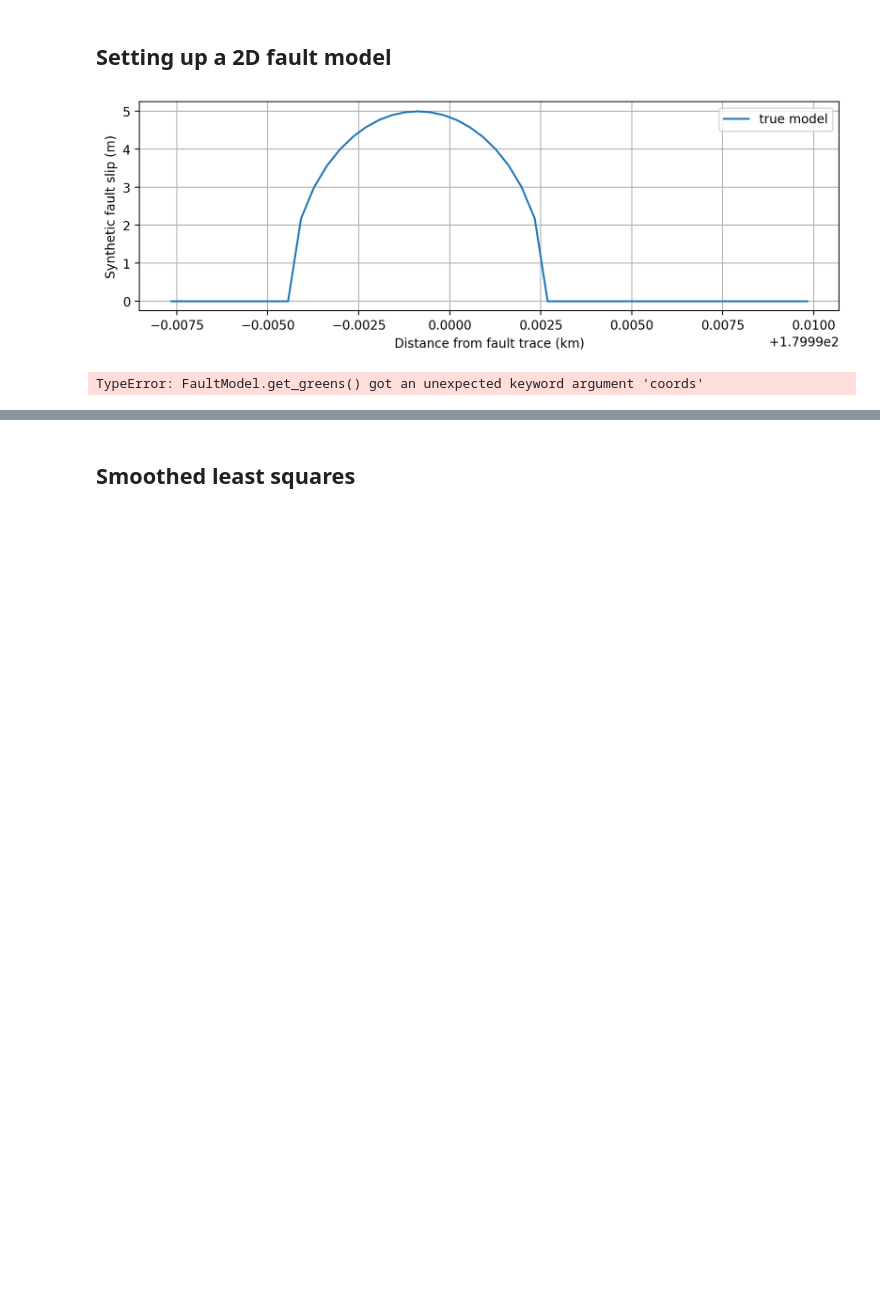
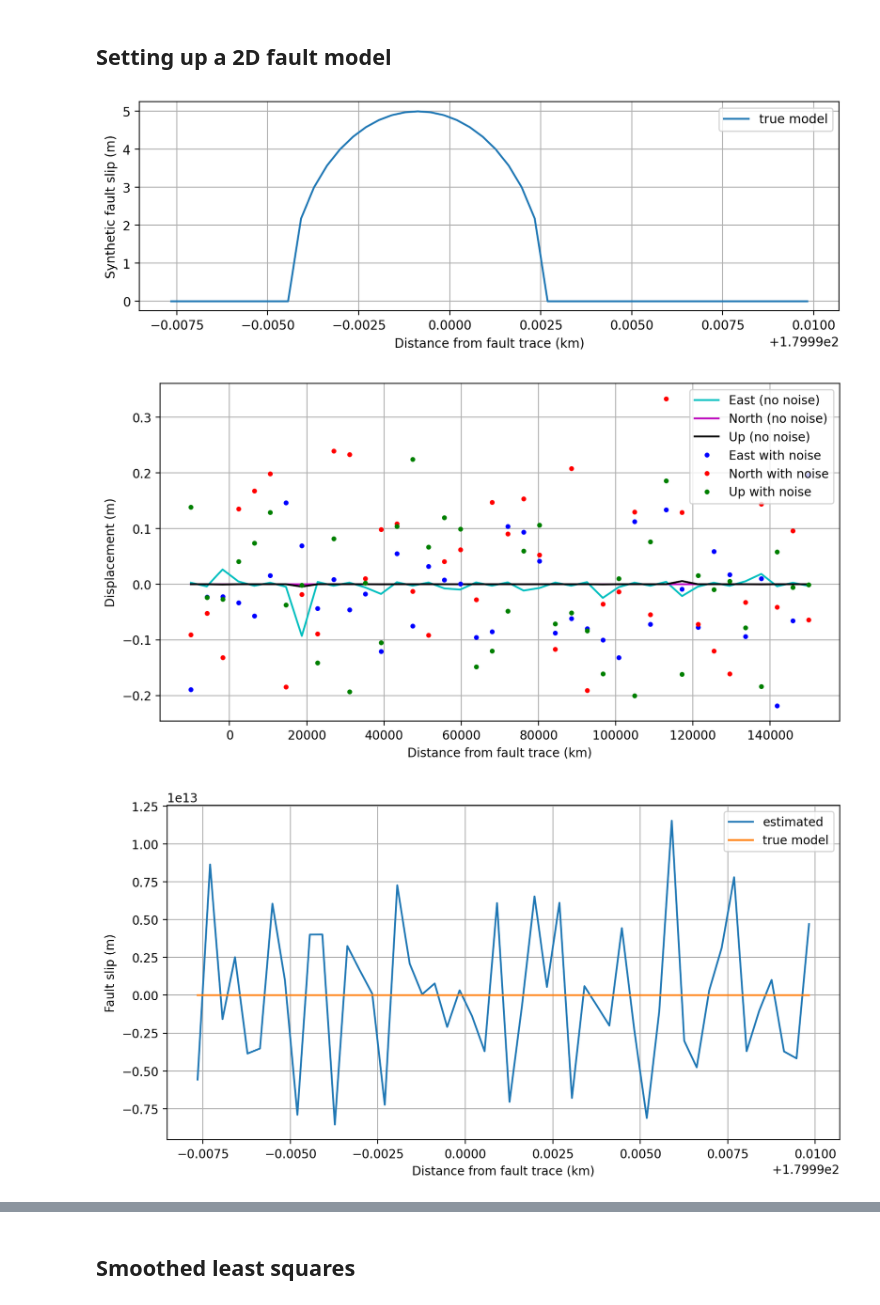
Before and after one commit to geothomaslee/EPS522_03, a Jupyter notebook: Lab 10/Lab10a_regularization.ipynb, the cells around one changed output, grey strips where cells are left out. Drawn from its saved outputs; the diff is of its cells as text; code cells hidden in the pictures; blank space fills up the shorter version.

```diff
--- a/Lab 10/Lab10a_regularization.ipynb
+++ b/Lab 10/Lab10a_regularization.ipynb
@@ -186,7 +186,7 @@ gpsx = np.linspace(-10e3, 150e3, 40)
 gpsy = 0*gpsx
 
 # get the Green's functions ("G" matrix) for our fault and particular GPS site locations
-G=Fmod.get_greens(gpsy,gpsx,coords='cartesian')
+G=Fmod.get_greens(gpsy,gpsx)
 
 # keep only the dip components
 G=G[:,1::2]
@@ -227,31 +227,32 @@ plt.show()
 mfit = scipy.optimize.lsq_linear(G,noisydata)
 
 
 # plot the synthetic model slip
 plt.figure(figsize=(10,5))
 plt.plot(patchx,mfit.x,label='estimated')
 plt.plot(patchx,dip_slip,label='true model')
 plt.xlabel('Distance from fault trace (km)')
 plt.ylabel('Fault slip (m)')
 plt.grid()
 plt.legend()
 plt.show()
 
 # plot the fit to the data
 data_fit = np.matmul(G,mfit.x)
 
 plt.figure(figsize=(10,5))
 plt.plot(gpsx,data_E,'b.',label='East')
 plt.plot(gpsx,data_N,'r.',label='North')
 plt.plot(gpsx,data_U,'g.',label='Up')
 plt.plot(gpsx,data_fit[0::3],'-c',label='East fit')
 plt.plot(gpsx,data_fit[1::3],'-m',label='North fit')
 plt.plot(gpsx,data_fit[2::3],'-k',label='Up fit')
 plt.xlabel('Distance from fault trace (km)')
 plt.ylabel('Displacement (m)')
 plt.legend(loc='upper right')
 plt.grid()
 plt.show()
 # %% [output]
 [figure]
-TypeError: FaultModel.get_greens() got an unexpected keyword argument 'coords'
+[figure, added]
+[figure, added]
```
Also changed, not shown: parts of 3 cells of this notebook.
